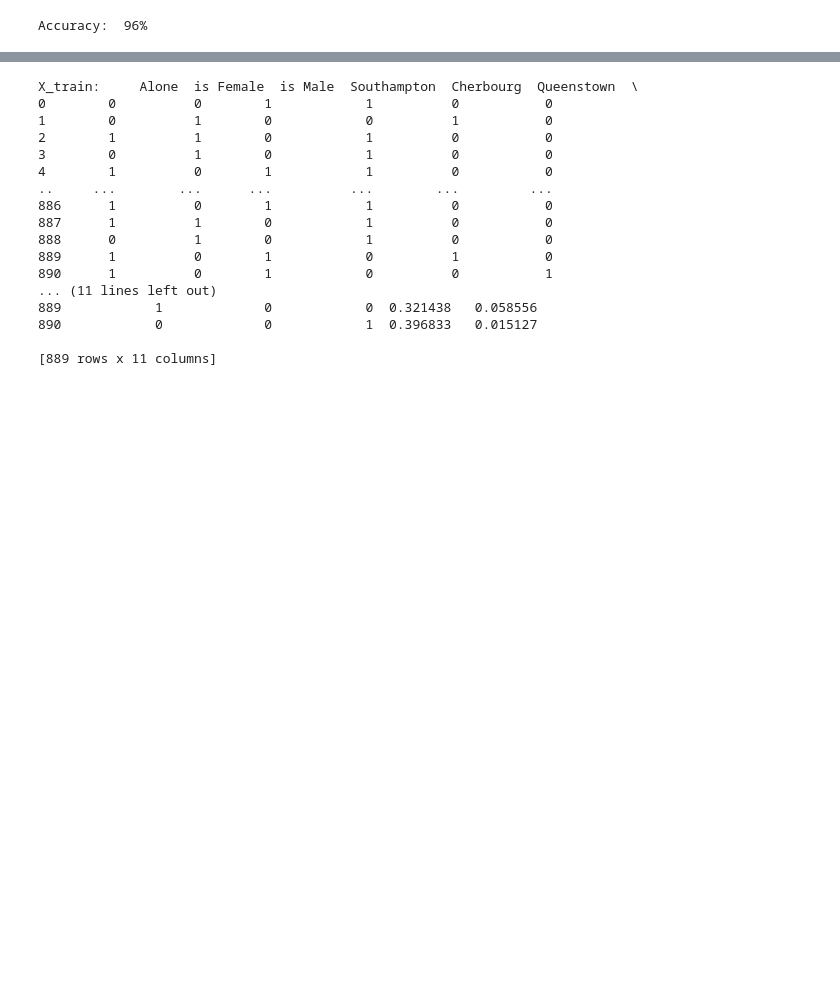
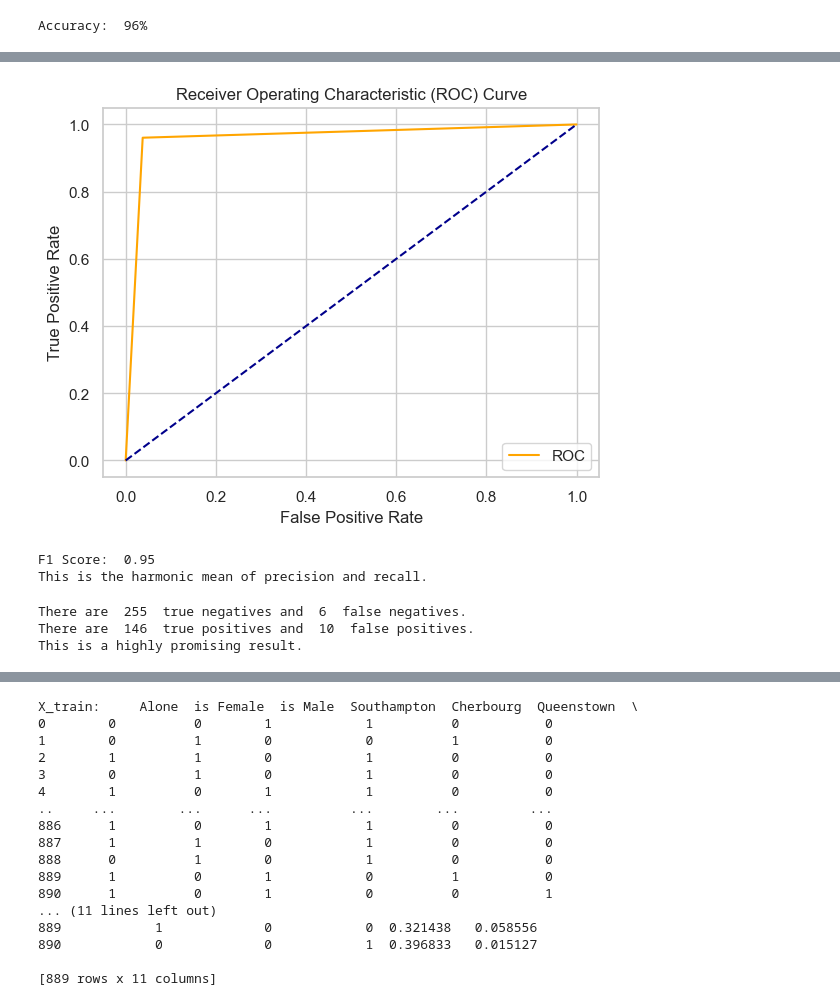
Before and after one commit to Korrin-F/tDS_Day_By_Days, a Jupyter notebook: Week 6 - Assignment/train_test.ipynb, the cells around one changed output, grey strips where cells are left out. Saved outputs shown, nothing was run; the diff lists cells and outputs as text; code cells hidden in the pictures; blank space fills up the shorter version.

```diff
--- a/Week 6 - Assignment/train_test.ipynb
+++ b/Week 6 - Assignment/train_test.ipynb
@@ -405,0 +435,30 @@ Out of  146 the model guessed  6  inaccuratly =  4%
+# %%
+# plot the ROC curve
+fpr, tpr = roc_curve(y_test, Y_pred)[0:2]
+plt.plot(fpr,tpr, color='orange', label='ROC')
+plt.plot([0, 1], [0, 1], color='darkblue', linestyle='--')
+plt.xlabel('False Positive Rate')
+plt.ylabel('True Positive Rate')
+plt.title('Receiver Operating Characteristic (ROC) Curve')
+plt.legend()
+plt.show()
+# %% [output]
+[figure, added]
+# %%
+# calculate the f1 score
+f1 = f1_score(y_test, Y_pred)
+print('F1 Score: ', f1.round(2))
+print('This is the harmonic mean of precision and recall.')
+# %% [output]
+F1 Score:  0.95
+This is the harmonic mean of precision and recall.
+# %%
+# Confusion matrix interpretation
+
+print('There are ', tn,' true negatives and ', fn,' false negatives. ')
+print('There are ', tp,' true positives and ', fp,' false positives. ')
+print('This is a highly promising result. ')
+# %% [output]
+There are  255  true negatives and  6  false negatives.
+There are  146  true positives and  10  false positives.
+This is a highly promising result.
```
Also changed, not shown: parts of 11 cells of this notebook, 10 other files.
